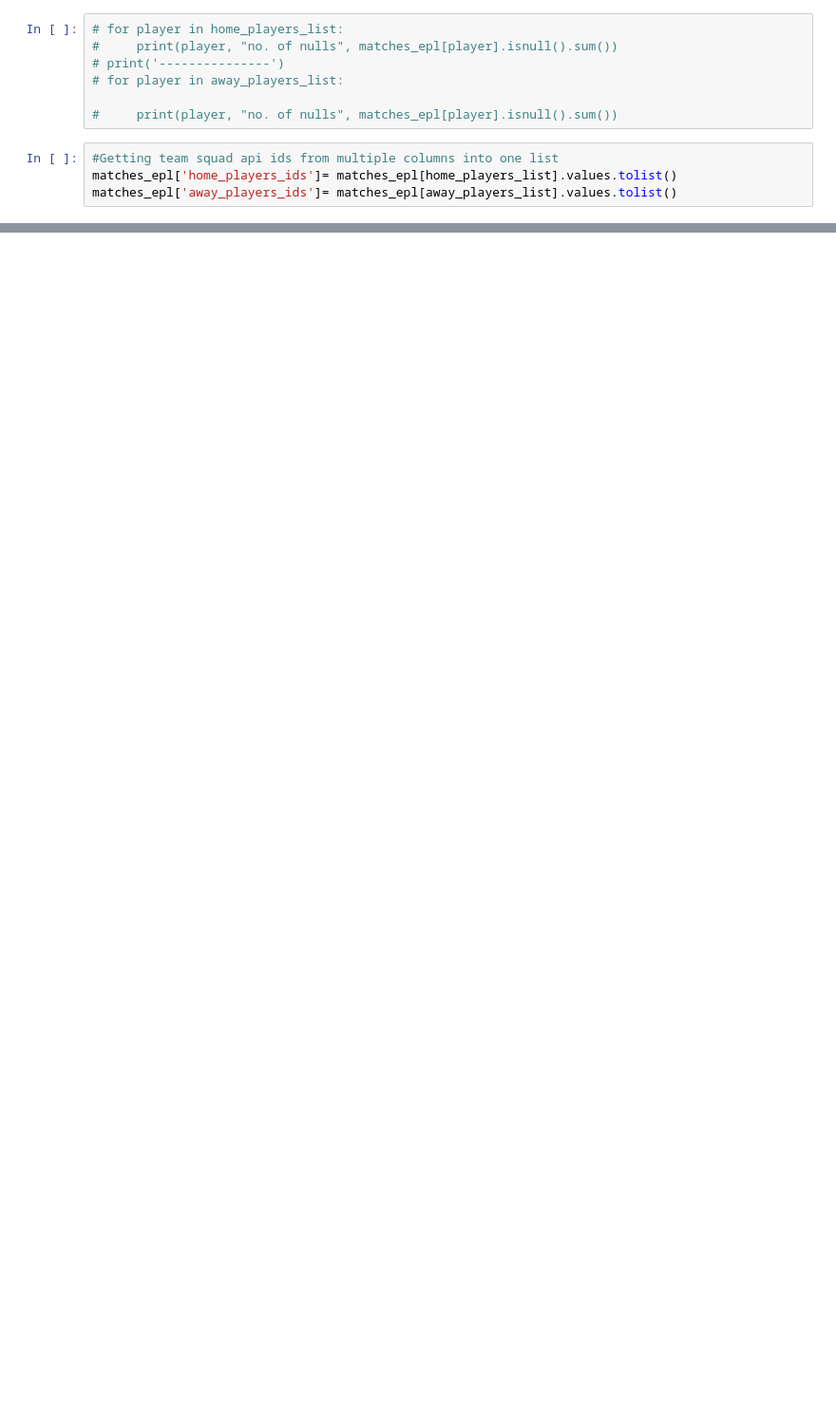
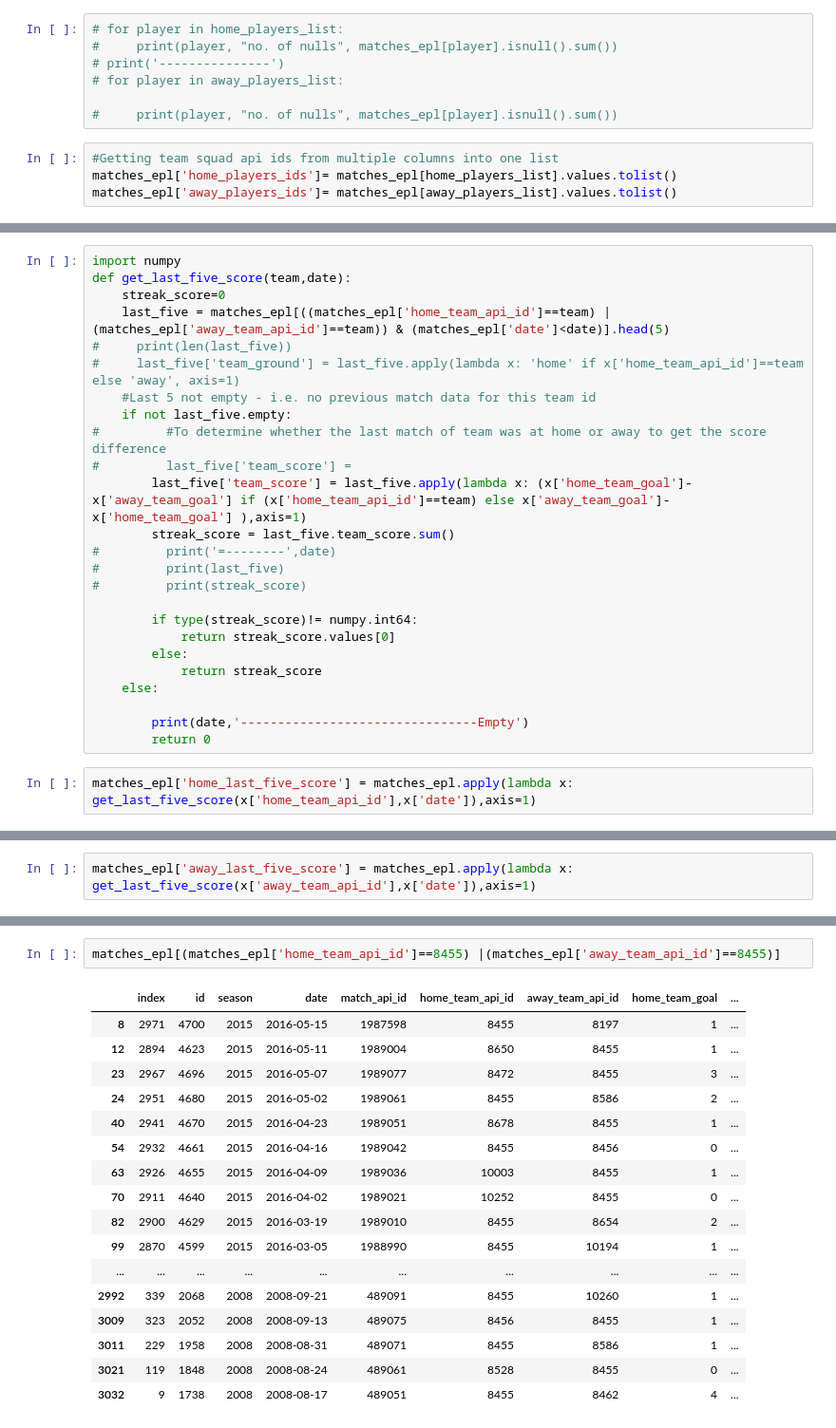
Before and after one commit to sagarparikh2013/FootWizard, a Jupyter notebook: SoccerPrediction.ipynb, the cells around one changed output, grey strips where cells are left out. Shown at 95% size. Drawn from its saved outputs; the diff is of its cells as text; blank space fills up the shorter version.

```diff
--- a/SoccerPrediction.ipynb
+++ b/SoccerPrediction.ipynb
@@ -170,0 +111,27 @@ x
+# %%
+import numpy
+def get_last_five_score(team,date):
+    streak_score=0
+    last_five = matches_epl[((matches_epl['home_team_api_id']==team) | (matches_epl['away_team_api_id']==team)) & (matches_epl['date']<date)].head(5)
+#     print(len(last_five))
+#     last_five['team_ground'] = last_five.apply(lambda x: 'home' if x['home_team_api_id']==team else 'away', axis=1)
+    #Last 5 not empty - i.e. no previous match data for this team id
+    if not last_five.empty:
+#         #To determine whether the last match of team was at home or away to get the score difference
+#         last_five['team_score'] =
+        last_five['team_score'] = last_five.apply(lambda x: (x['home_team_goal']-x['away_team_goal'] if (x['home_team_api_id']==team) else x['away_team_goal']-x['home_team_goal'] ),axis=1)
+        streak_score = last_five.team_score.sum()
+#         print('=--------',date)
+#         print(last_five)
+#         print(streak_score)
+
+        if type(streak_score)!= numpy.int64:
+            return streak_score.values[0]
+        else:
+            return streak_score
+    else:
+
+        print(date,'--------------------------------Empty')
+        return 0
+# %%
+matches_epl['home_last_five_score'] = matches_epl.apply(lambda x: get_last_five_score(x['home_team_api_id'],x['date']),axis=1)
@@ -170,0 +155,2 @@ x
+# %%
+matches_epl['away_last_five_score'] = matches_epl.apply(lambda x: get_last_five_score(x['away_team_api_id'],x['date']),axis=1)
@@ -170,0 +176,20 @@ x
+# %%
+matches_epl[(matches_epl['home_team_api_id']==8455) |(matches_epl['away_team_api_id']==8455)]
+# %% [output]
+|  | index | id | season | date | match_api_id | home_team_api_id | away_team_api_id | home_team_goal | ... |
+| 8 | 2971 | 4700 | 2015 | 2016-05-15 | 1987598 | 8455 | 8197 | 1 | ... |
+| 12 | 2894 | 4623 | 2015 | 2016-05-11 | 1989004 | 8650 | 8455 | 1 | ... |
+| 23 | 2967 | 4696 | 2015 | 2016-05-07 | 1989077 | 8472 | 8455 | 3 | ... |
+| 24 | 2951 | 4680 | 2015 | 2016-05-02 | 1989061 | 8455 | 8586 | 2 | ... |
+| 40 | 2941 | 4670 | 2015 | 2016-04-23 | 1989051 | 8678 | 8455 | 1 | ... |
+| 54 | 2932 | 4661 | 2015 | 2016-04-16 | 1989042 | 8455 | 8456 | 0 | ... |
+| 63 | 2926 | 4655 | 2015 | 2016-04-09 | 1989036 | 10003 | 8455 | 1 | ... |
+| 70 | 2911 | 4640 | 2015 | 2016-04-02 | 1989021 | 10252 | 8455 | 0 | ... |
+| 82 | 2900 | 4629 | 2015 | 2016-03-19 | 1989010 | 8455 | 8654 | 2 | ... |
+| 99 | 2870 | 4599 | 2015 | 2016-03-05 | 1988990 | 8455 | 10194 | 1 | ... |
+| ... | ... | ... | ... | ... | ... | ... | ... | ... | ... |
+| 2992 | 339 | 2068 | 2008 | 2008-09-21 | 489091 | 8455 | 10260 | 1 | ... |
+| 3009 | 323 | 2052 | 2008 | 2008-09-13 | 489075 | 8456 | 8455 | 1 | ... |
+| 3011 | 229 | 1958 | 2008 | 2008-08-31 | 489071 | 8455 | 8586 | 1 | ... |
+| 3021 | 119 | 1848 | 2008 | 2008-08-24 | 489061 | 8528 | 8455 | 0 | ... |
+| 3032 | 9 | 1738 | 2008 | 2008-08-17 | 489051 | 8455 | 8462 | 4 | ... |
```
Also changed, not shown: parts of 34 cells of this notebook.
